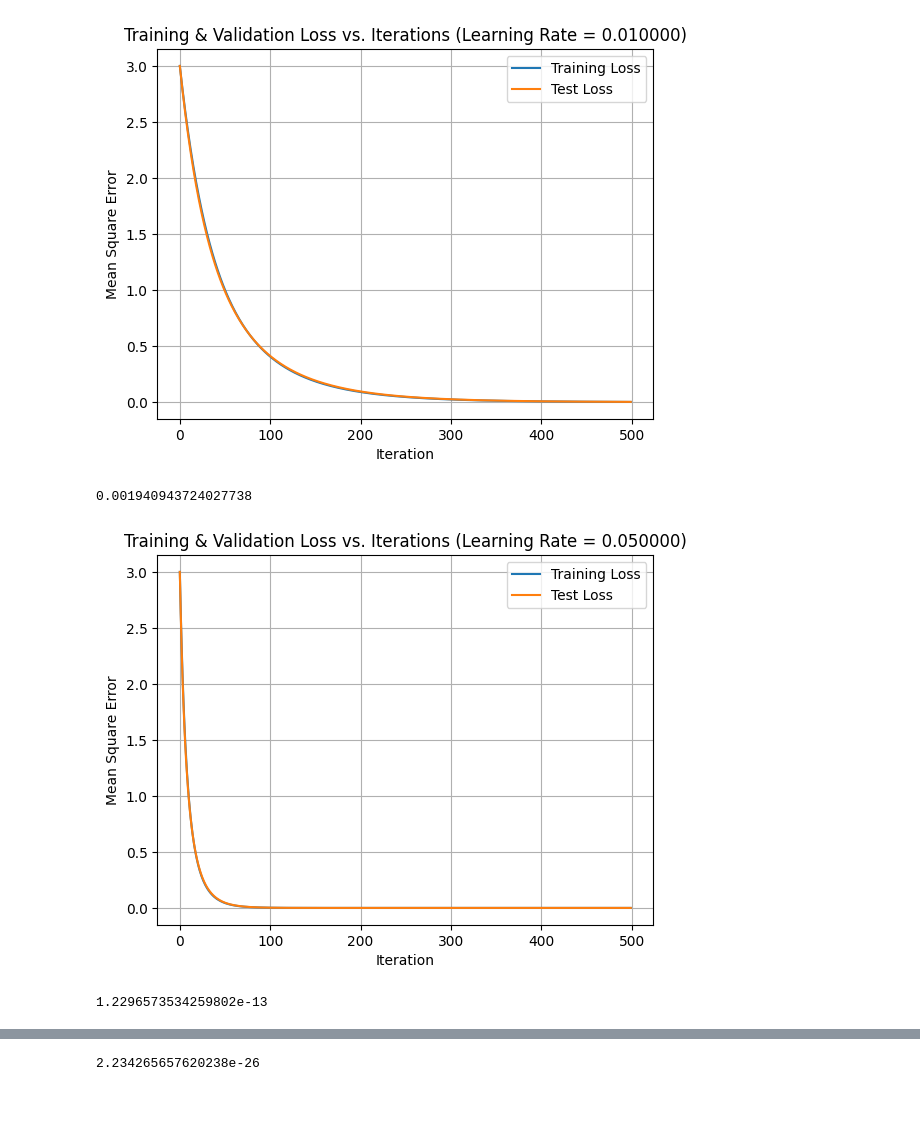
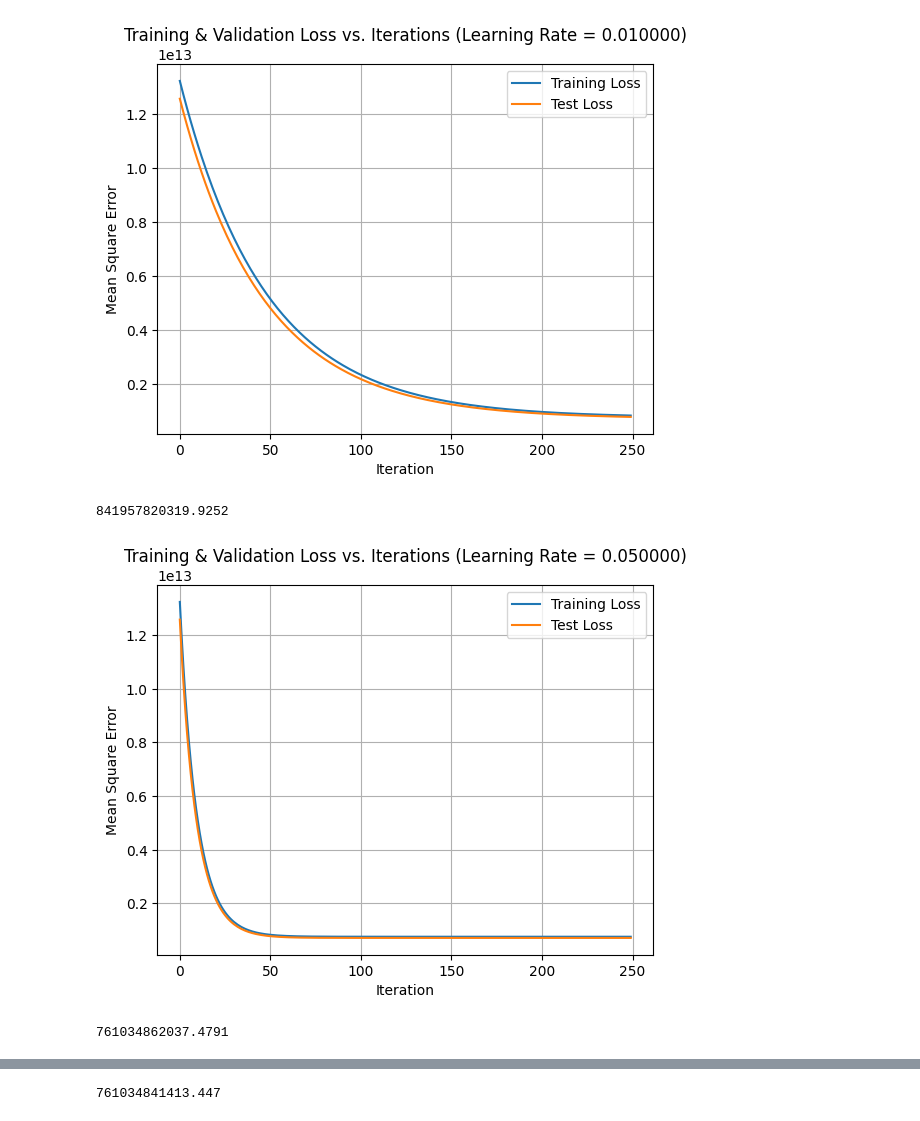
Before and after one commit to hburnt/Machine-Learning, a Jupyter notebook: intro_to_ml/Homework_2/Intro_to_ML_HW2_Problem_2a.ipynb, the cells around one changed output, grey strips where cells are left out. Drawn from its saved outputs; the diff is of its cells as text; code cells hidden in the pictures.

```diff
--- a/intro_to_ml/Homework_2/Intro_to_ML_HW2_Problem_2a.ipynb
+++ b/intro_to_ml/Homework_2/Intro_to_ML_HW2_Problem_2a.ipynb
@@ -98,7 +98,7 @@ def gradient_descent(inputs, outputs, theta, learningRate, iterations):
 
   for i in range(iterations):
     predicted_values = inputs.dot(theta)
-    error = np.subtract(predicted_values, inputs)
+    error = np.subtract(predicted_values, outputs)
     gradients = (1/length) * ( inputs.transpose().dot(error))
     theta = theta - (learningRate * gradients)
     data_loss[i] = costFunc(length, error)
@@ -142,15 +142,15 @@ compute_and_plot(learningRate3, iterations, training_inputs_norm, testing_inputs
 # %%
 #Calculating the gradient descent for 6 inputs with input normalization
 learningRate1 = 0.01
 learningRate2 = 0.05
 learningRate3 = 0.1
-iterations = 500
+iterations = 250
 
 compute_and_plot(learningRate1, iterations, training_inputs_stand, testing_inputs_stand, training_outputs, testing_outputs, 6)
 compute_and_plot(learningRate2, iterations, training_inputs_stand, testing_inputs_stand, training_outputs, testing_outputs, 6)
 compute_and_plot(learningRate3, iterations, training_inputs_stand, testing_inputs_stand, training_outputs, testing_outputs, 6)
 # %% [output]
-[figure, old version]
+[figure, new version]
-0.001940943724027738
+841957820319.9252
-[figure, old version]
+[figure, new version]
-1.2296573534259802e-13
+761034862037.4791
@@ -158 +158 @@ compute_and_plot(learningRate3, iterations, training_inputs_stand, testing_input
-2.234265657620238e-26
+761034841413.447
```
Also changed, not shown: parts of 2 cells of this notebook.
